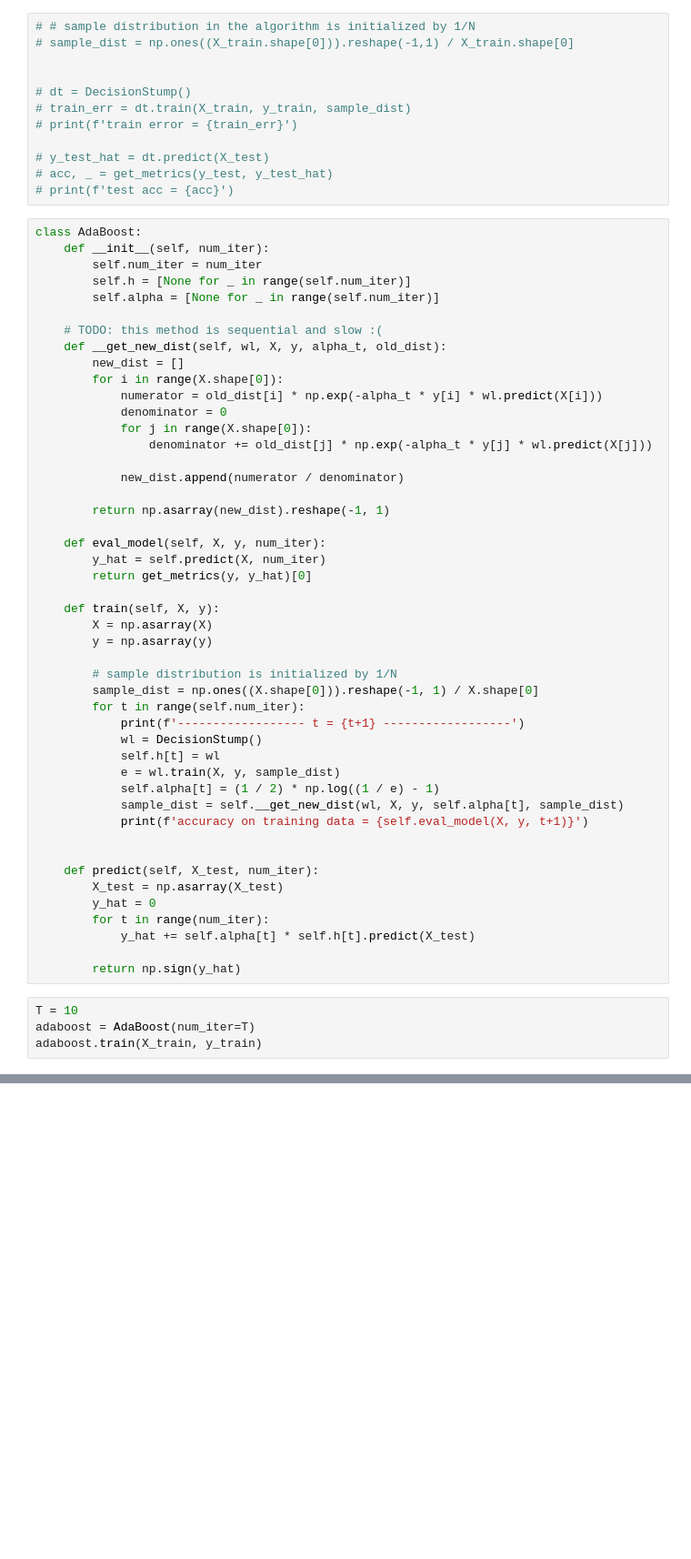
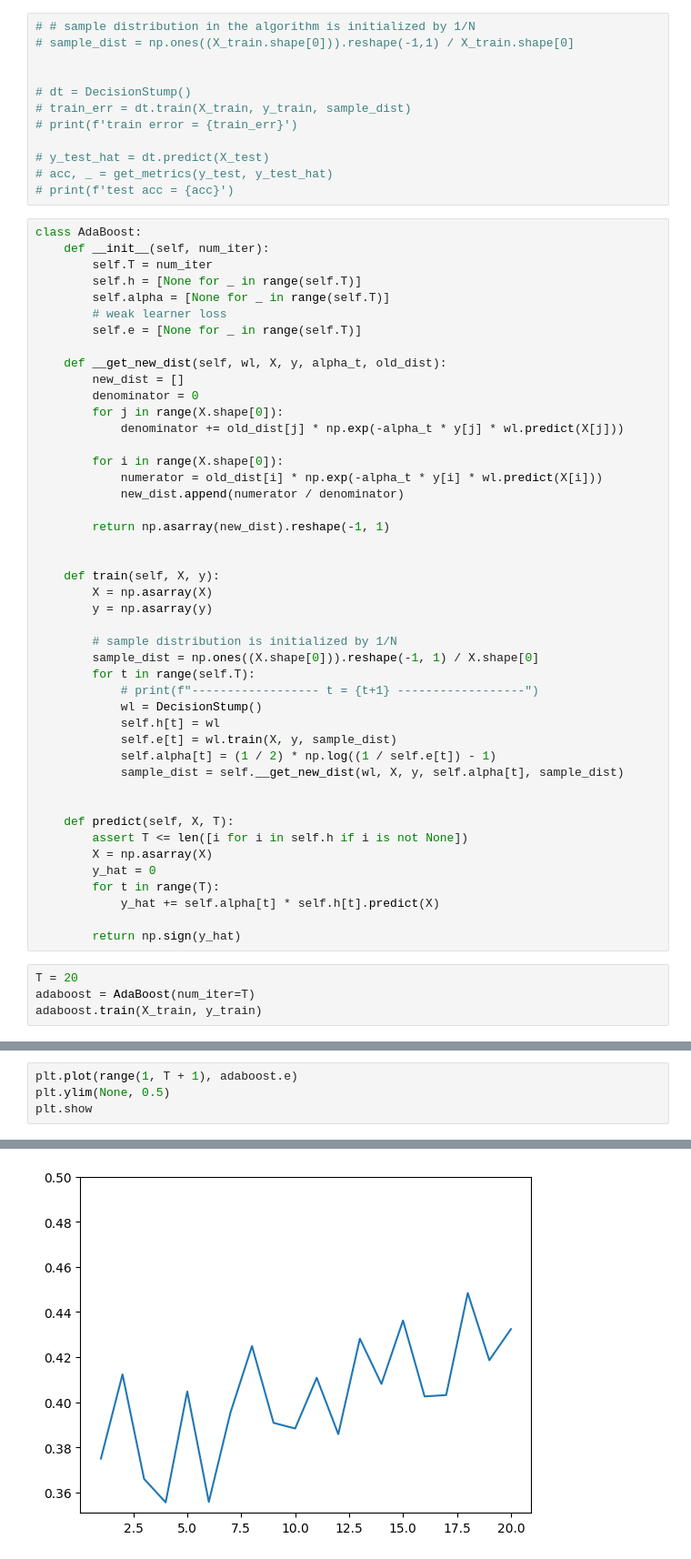
Before and after one commit to sehbeygi79/AdaBoost, a Jupyter notebook: adaboost.ipynb, the cells around one changed output, grey strips where cells are left out. Shown: that part at 91% size. Cells and saved outputs as stored; diff of their text form; blank space fills up the shorter version.

Commit message:
__get_new_dist is optimized and graphs are added

```diff
--- a/adaboost.ipynb
+++ b/adaboost.ipynb
@@ -119,26 +120,24 @@ class DecisionStump:
 # %%
 class AdaBoost:
     def __init__(self, num_iter):
-        self.num_iter = num_iter
-        self.h = [None for _ in range(self.num_iter)]
-        self.alpha = [None for _ in range(self.num_iter)]
+        self.T = num_iter
+        self.h = [None for _ in range(self.T)]
+        self.alpha = [None for _ in range(self.T)]
+        # weak learner loss
+        self.e = [None for _ in range(self.T)]
 
-    # TODO: this method is sequential and slow :(
     def __get_new_dist(self, wl, X, y, alpha_t, old_dist):
         new_dist = []
+        denominator = 0
+        for j in range(X.shape[0]):
+            denominator += old_dist[j] * np.exp(-alpha_t * y[j] * wl.predict(X[j]))
+
         for i in range(X.shape[0]):
             numerator = old_dist[i] * np.exp(-alpha_t * y[i] * wl.predict(X[i]))
-            denominator = 0
-            for j in range(X.shape[0]):
-                denominator += old_dist[j] * np.exp(-alpha_t * y[j] * wl.predict(X[j]))
-
             new_dist.append(numerator / denominator)
 
         return np.asarray(new_dist).reshape(-1, 1)
 
-    def eval_model(self, X, y, num_iter):
-        y_hat = self.predict(X, num_iter)
-        return get_metrics(y, y_hat)[0]
 
     def train(self, X, y):
         X = np.asarray(X)
@@ -146,24 +145,24 @@ class AdaBoost:
 
         # sample distribution is initialized by 1/N
         sample_dist = np.ones((X.shape[0])).reshape(-1, 1) / X.shape[0]
-        for t in range(self.num_iter):
-            print(f'------------------ t = {t+1} ------------------')
+        for t in range(self.T):
+            # print(f"------------------ t = {t+1} ------------------")
             wl = DecisionStump()
             self.h[t] = wl
-            e = wl.train(X, y, sample_dist)
-            self.alpha[t] = (1 / 2) * np.log((1 / e) - 1)
+            self.e[t] = wl.train(X, y, sample_dist)
+            self.alpha[t] = (1 / 2) * np.log((1 / self.e[t]) - 1)
             sample_dist = self.__get_new_dist(wl, X, y, self.alpha[t], sample_dist)
-            print(f'accuracy on training data = {self.eval_model(X, y, t+1)}')
 
 
-    def predict(self, X_test, num_iter):
-        X_test = np.asarray(X_test)
+    def predict(self, X, T):
+        assert T <= len([i for i in self.h if i is not None])
+        X = np.asarray(X)
         y_hat = 0
-        for t in range(num_iter):
-            y_hat += self.alpha[t] * self.h[t].predict(X_test)
+        for t in range(T):
+            y_hat += self.alpha[t] * self.h[t].predict(X)
 
         return np.sign(y_hat)
 # %%
-T = 10
+T = 20
 adaboost = AdaBoost(num_iter=T)
 adaboost.train(X_train, y_train)
@@ -194,0 +171,5 @@ test acc = 0.84
+# %%
+plt.plot(range(1, T + 1), adaboost.e)
+plt.ylim(None, 0.5)
+plt.show
+# %% [output]
@@ -194,0 +177 @@ test acc = 0.84
+[figure, added]
```
Also changed, not shown: parts of 10 cells of this notebook.
